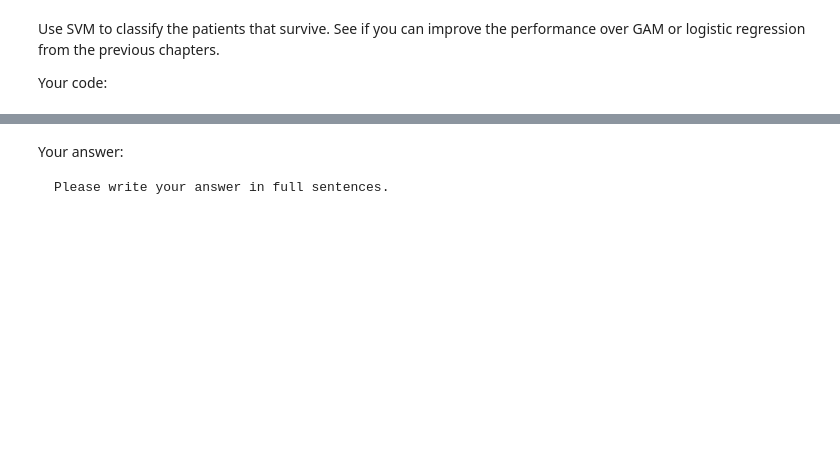
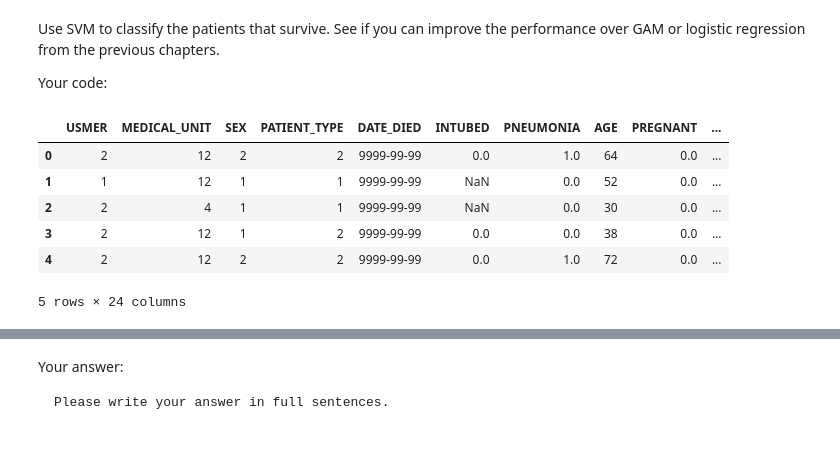
Before and after one commit to BU-MSSP-Classroom/MA679_Spring2024_08_svm-fengyuanshen, a Jupyter notebook: 08_SVM_Python.ipynb, the cells around one changed output, grey strips where cells are left out. Saved outputs shown, nothing was run; the diff lists cells and outputs as text; code cells hidden in the pictures; blank space fills up the shorter version.

```diff
--- a/08_SVM_Python.ipynb
+++ b/08_SVM_Python.ipynb
@@ -31,5 +31,12 @@ See if you can improve the performance over GAM or logistic regression from the
 
 Your code:
 # %%
-#
-#
+Train_COVID.head()
+# %% [output]
+|  | USMER | MEDICAL_UNIT | SEX | PATIENT_TYPE | DATE_DIED | INTUBED | PNEUMONIA | AGE | PREGNANT | ... |
+| 0 | 2 | 12 | 2 | 2 | 9999-99-99 | 0.0 | 1.0 | 64 | 0.0 | ... |
+| 1 | 1 | 12 | 1 | 1 | 9999-99-99 | NaN | 0.0 | 52 | 0.0 | ... |
+| 2 | 2 | 4 | 1 | 1 | 9999-99-99 | NaN | 0.0 | 30 | 0.0 | ... |
+| 3 | 2 | 12 | 1 | 2 | 9999-99-99 | 0.0 | 0.0 | 38 | 0.0 | ... |
+| 4 | 2 | 12 | 2 | 2 | 9999-99-99 | 0.0 | 1.0 | 72 | 0.0 | ... |
+5 rows × 24 columns
```
Also changed, not shown: parts of 7 cells of this notebook.
